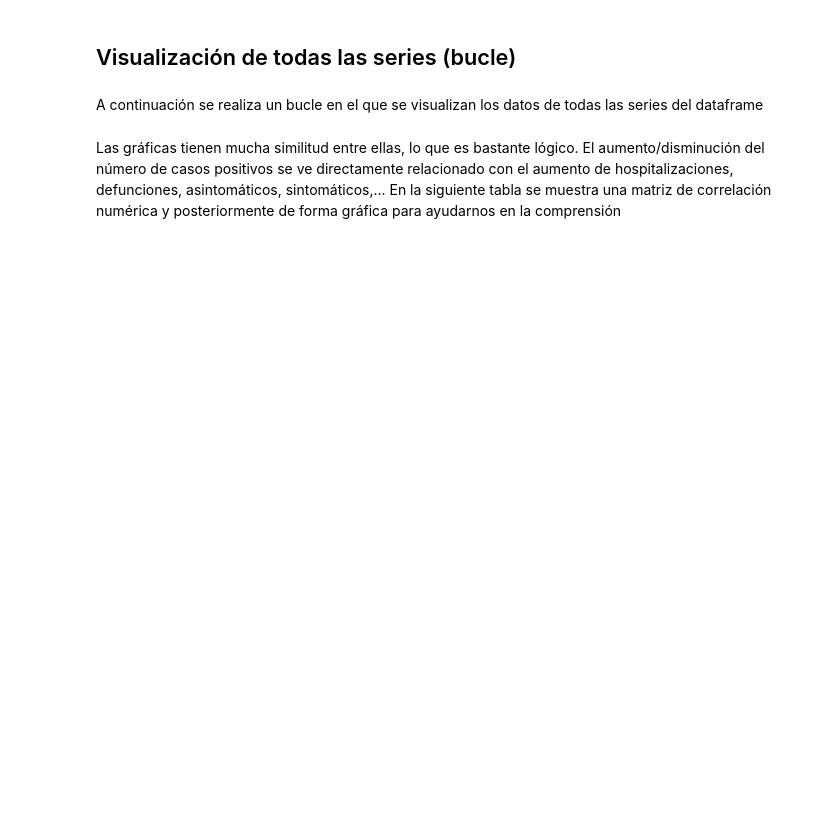
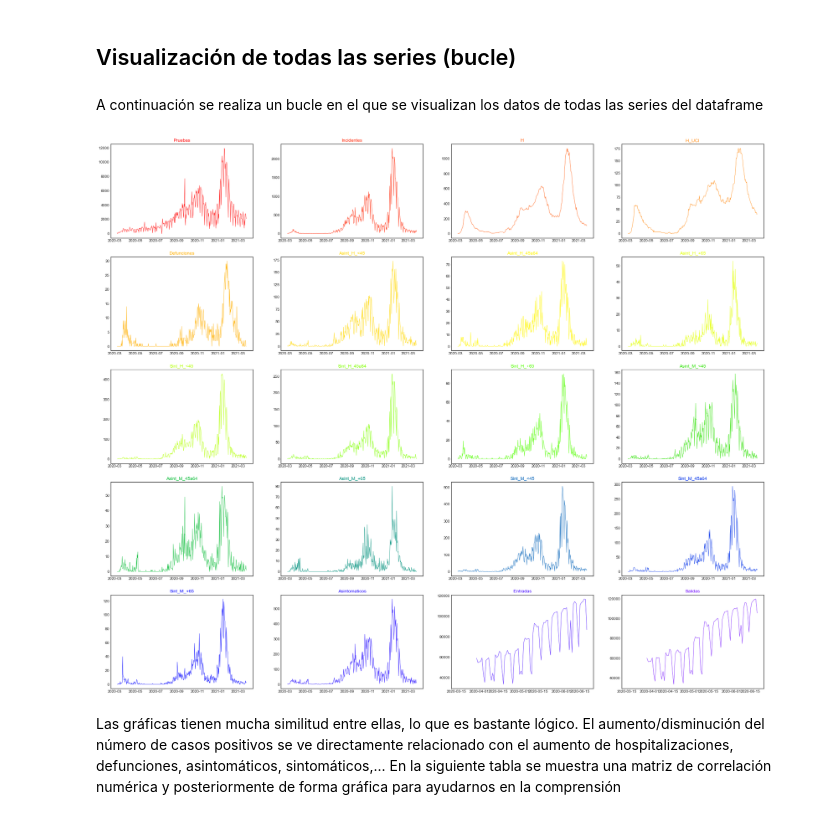
Before and after one commit to CarmenCalvoL/tfg_informatica, a Jupyter notebook: Notebooks/salud_murcia.ipynb, the cells around one changed output. Drawn from its saved outputs; the diff is of its cells as text; code cells hidden in the pictures; blank space fills up the shorter version.

```diff
--- a/Notebooks/salud_murcia.ipynb
+++ b/Notebooks/salud_murcia.ipynb
@@ -91,0 +76,2 @@ De esta forma los datos ya se visualizaran solo en las fechas correctas, es deci
+# %%
+df_salud_murcia['Asintomaticos'] = df_salud_murcia['Asint_H_<45'] + df_salud_murcia['Asint_H_45a64'] + df_salud_murcia['Asint_H_+65'] + df_salud_murcia['Asint_M_<45'] + df_salud_murcia['Asint_M_45a64'] + df_salud_murcia['Asint_M_+65']
@@ -91,0 +148,13 @@ De esta forma los datos ya se visualizaran solo en las fechas correctas, es deci
+# %%
+format = '%Y-%d-%m'
+# Convertimos en DatatimeIndex
+fechas_serie = pd.to_datetime(lista_fechas, format = format)
+# Creamos dataframe con las entradas salidas y fechas
+df_entradas_salidas = pd.DataFrame(list(zip(lista_entradas, lista_salidas)), columns = ['Entradas', 'Salidas'], index = fechas_serie).rename_axis('Fecha', axis = 0)
+# Definimos las series para ordenar
+df_entradas_salidas['month'] = fechas_serie.month
+df_entradas_salidas['year'] = fechas_serie.year
+df_entradas_salidas['day'] = fechas_serie.day
+# Ordenamos por mes-dia-año
+df_entradas_salidas = df_entradas_salidas.sort_values(['month','day','year']).drop(columns=['day', 'month', 'year'])
+df_entradas_salidas.head(3)
@@ -92,2 +167,2 @@ De esta forma los datos ya se visualizaran solo en las fechas correctas, es deci
 # %%
-df_positivos.dropna(axis = 0, inplace = True)
+df_entradas_salidas.dropna(axis = 0, inplace = True)
@@ -108,0 +173,3 @@ pyplot.show()
+# %%
+df_final = pd.concat([df_salud_murcia, df_entradas_salidas], axis=1)
+df_final.to_csv(path_or_buf = '../Datos_preprocesados./datos_murcia_mas_entradas_salidas.csv')
@@ -121,3 +204,36 @@ for c in df_salud_murcia.columns:
+# %%
+num = 0
+
+# Initialize the figure style
+plt.style.use('seaborn-white')
+
+# create a color palette
+
+palette = plt.get_cmap('prism')
+
+for column in df_final:#.drop('x', axis=0):
+
+    num+=1
+
+    # Find the right spot on the plot
+    plt.subplot(5,4, num)
+
+    # Plot the lineplot
+    plt.plot(df_final[column], marker='', color=palette(num), linewidth = 0.8, alpha = 0.9, label = column)
+
+    #plt.xticks([])
+    #plt.yticks([])
+
+    # Add title
+    plt.title(column, loc ='center', fontsize = 12, fontweight = 0, color = palette(num))
+
+plt.subplots_adjust(left = 0.01, right = 4, top = 5, bottom = 0.01, hspace = 0.2, wspace = 0.2)
+
+
+# Show the graph
+plt.show()
+# %% [output]
+[figure, added]
 # %% [markdown]
 Las gráficas tienen mucha similitud entre ellas, lo que es bastante lógico.
 El aumento/disminución del número de casos positivos se ve directamente relacionado con
```
Also changed, not shown: parts of 59 cells of this notebook, 2 other files.
